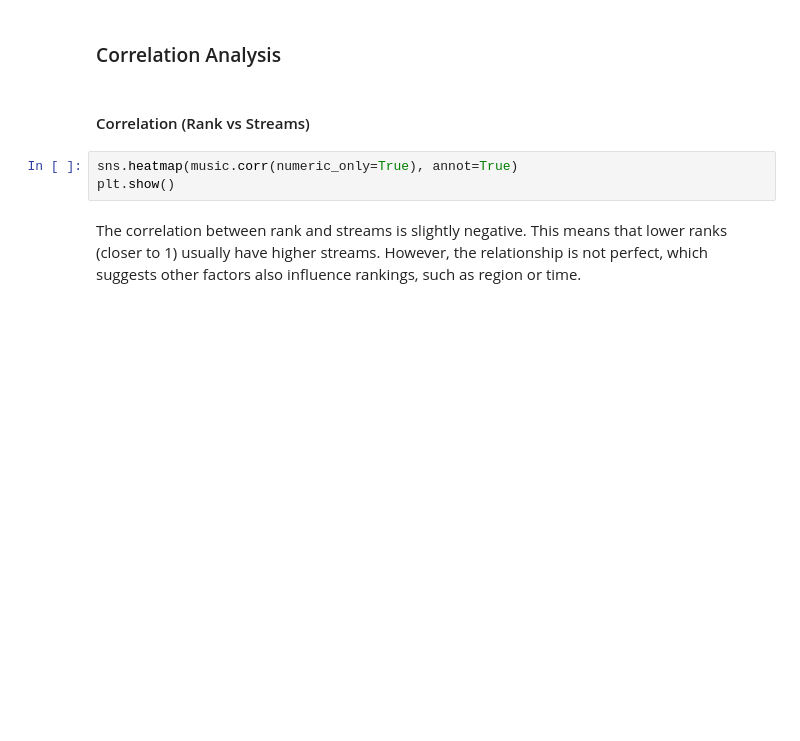
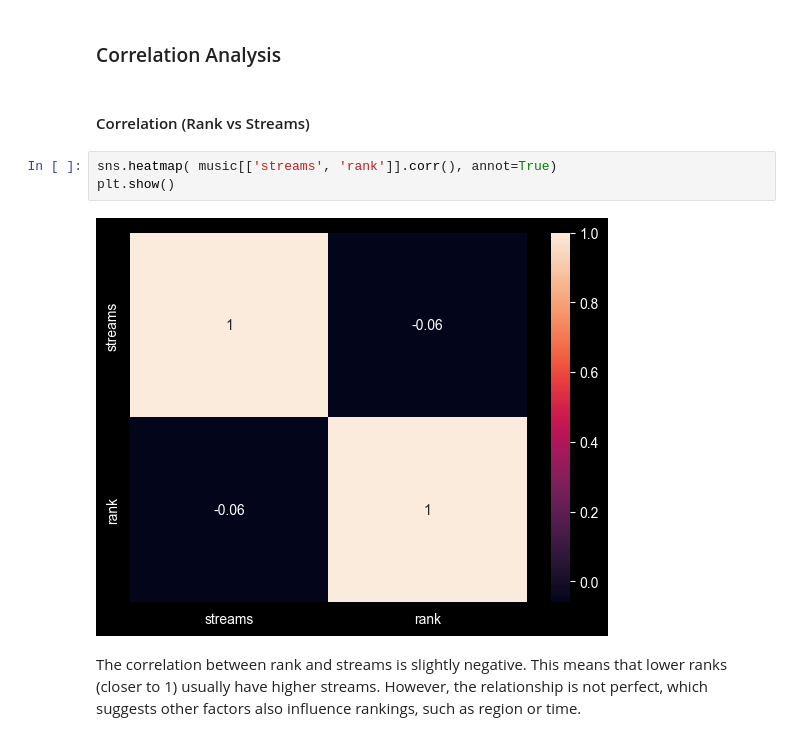
Before and after one commit to NastyaGolovina/Music_Recommendations_Dashboard, a Jupyter notebook: main_notebook.ipynb, the cells around one changed output. Saved outputs shown, nothing was run; the diff lists cells and outputs as text; blank space fills up the shorter version.

Commit message:
fix corr

```diff
--- a/main_notebook.ipynb
+++ b/main_notebook.ipynb
@@ -366,8 +709,10 @@ pd.reset_option('display.max_columns')
 # %% [markdown]
 #### Correlation (Rank vs Streams)
 # %%
-sns.heatmap(music.corr(numeric_only=True), annot=True)
+sns.heatmap( music[['streams', 'rank']].corr(), annot=True)
 plt.show()
+# %% [output]
+[figure, added]
 # %% [markdown]
 The correlation between rank and streams is slightly negative. This means that lower ranks (closer to 1) usually have higher streams. However, the relationship is not perfect, which suggests other factors also influence rankings, such as region or time.
 # %% [markdown]
```
Also changed, not shown: parts of 49 cells of this notebook.
